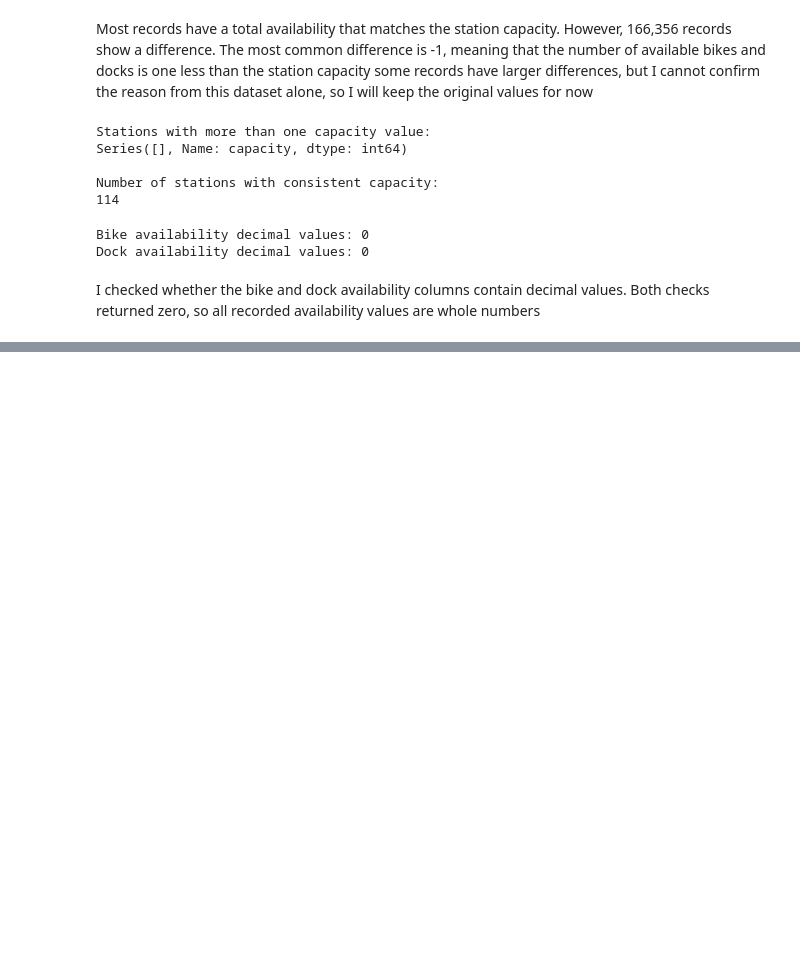
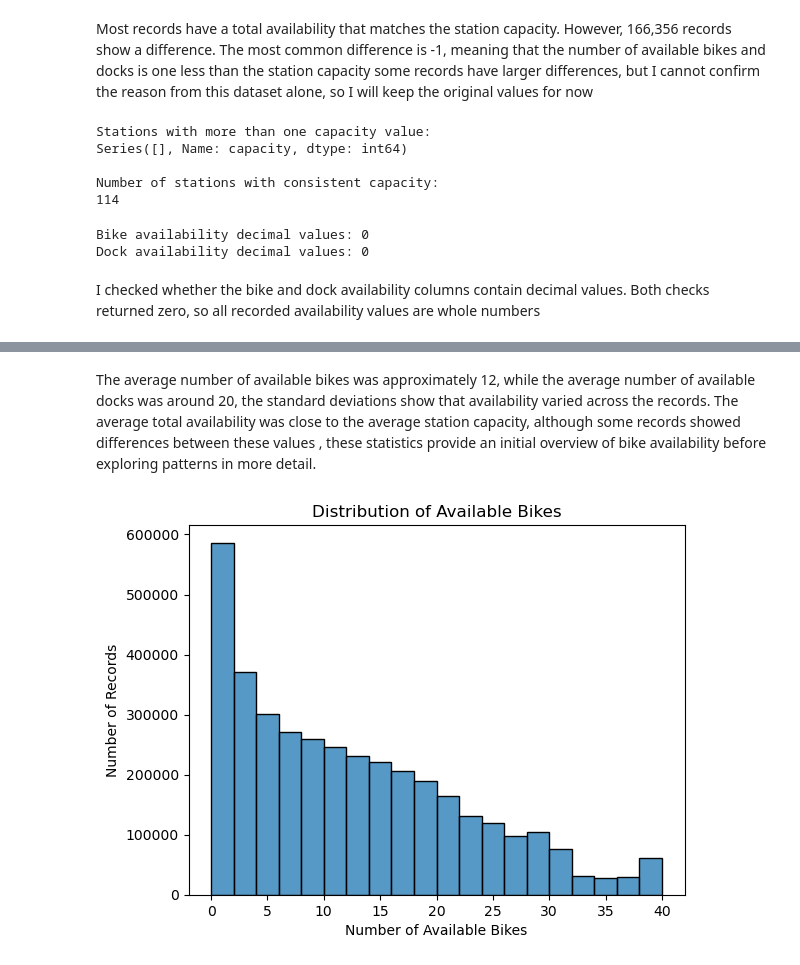
Before and after one commit to 2026248-bit/CA1MLB--2026248-, a Jupyter notebook: Notebook/CA1_MLB.ipynb, the cells around one changed output, grey strips where cells are left out. Cells and saved outputs as stored; diff of their text form; code cells hidden in the pictures; blank space fills up the shorter version.

Commit message:
initial exploratory data analysis

```diff
--- a/Notebook/CA1_MLB.ipynb
+++ b/Notebook/CA1_MLB.ipynb
@@ -578,0 +601,14 @@ I checked whether the bike and dock availability columns contain decimal values.
+# %% [markdown]
+The average number of available bikes was approximately 12, while the average number of available docks was around 20, the standard deviations show that availability varied across the records. The average total availability was close to the average station capacity, although some records showed differences between these values , these statistics provide an initial overview of bike availability before exploring patterns in more detail.
+# %%
+import seaborn as sns
+import matplotlib.pyplot as plt
+
+sns.histplot(data=bikes, x="num_bikes_available", bins=20)
+
+plt.title("Distribution of Available Bikes")
+plt.xlabel("Number of Available Bikes")
+plt.ylabel("Number of Records")
+plt.show()
+# %% [output]
+[figure, added]
```
Also changed, not shown: parts of 6 cells of this notebook.
